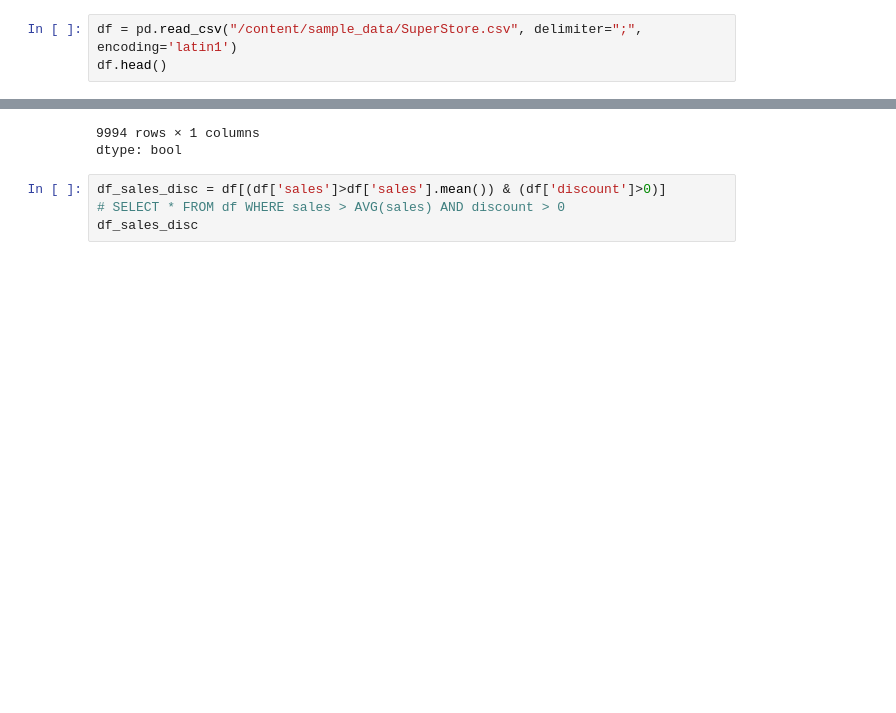
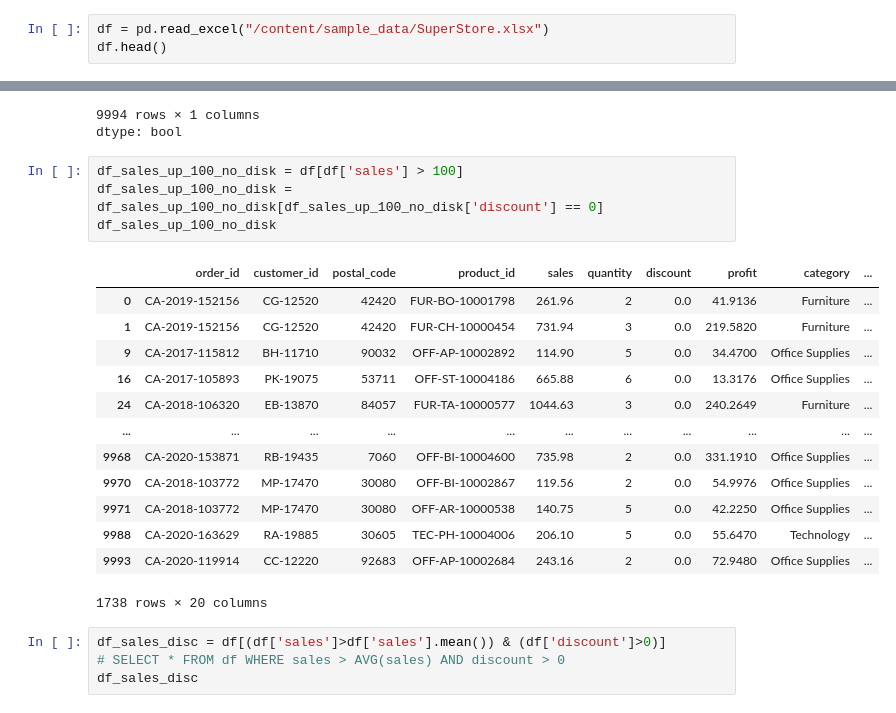
Before and after one commit to refianP13/Data-Analyst, a Jupyter notebook: Copy_of_[MENTOR_VER]_SESI_10_Pandas_dan_Manipulasi_Data.ipynb, the cells around one changed output, grey strips where cells are left out. Drawn from its saved outputs; the diff is of its cells as text; blank space fills up the shorter version.

```diff
--- a/Copy_of_[MENTOR_VER]_SESI_10_Pandas_dan_Manipulasi_Data.ipynb
+++ b/Copy_of_[MENTOR_VER]_SESI_10_Pandas_dan_Manipulasi_Data.ipynb
@@ -3,7 +3,7 @@
 # %%
 import pandas as pd
 # %%
-df = pd.read_csv("/content/sample_data/SuperStore.csv", delimiter=";", encoding='latin1')
+df = pd.read_excel("/content/sample_data/SuperStore.xlsx")
 df.head()
 # %% [output]
 |  | Order_ID | Customer_ID | Postal_Code | Product_ID | Sales | Quantity | Discount | Profit | Category | ... |
@@ -286,6 +363,24 @@ df['sales'] > df['sales'].mean()
 | 9993 | True |
 9994 rows × 1 columns
 dtype: bool
+# %%
+df_sales_up_100_no_disk = df[df['sales'] > 100]
+df_sales_up_100_no_disk = df_sales_up_100_no_disk[df_sales_up_100_no_disk['discount'] == 0]
+df_sales_up_100_no_disk
+# %% [output]
+|  | order_id | customer_id | postal_code | product_id | sales | quantity | discount | profit | category | ... |
+| 0 | CA-2019-152156 | CG-12520 | 42420 | FUR-BO-10001798 | 261.96 | 2 | 0.0 | 41.9136 | Furniture | ... |
+| 1 | CA-2019-152156 | CG-12520 | 42420 | FUR-CH-10000454 | 731.94 | 3 | 0.0 | 219.5820 | Furniture | ... |
+| 9 | CA-2017-115812 | BH-11710 | 90032 | OFF-AP-10002892 | 114.90 | 5 | 0.0 | 34.4700 | Office Supplies | ... |
+| 16 | CA-2017-105893 | PK-19075 | 53711 | OFF-ST-10004186 | 665.88 | 6 | 0.0 | 13.3176 | Office Supplies | ... |
+| 24 | CA-2018-106320 | EB-13870 | 84057 | FUR-TA-10000577 | 1044.63 | 3 | 0.0 | 240.2649 | Furniture | ... |
+| ... | ... | ... | ... | ... | ... | ... | ... | ... | ... | ... |
+| 9968 | CA-2020-153871 | RB-19435 | 7060 | OFF-BI-10004600 | 735.98 | 2 | 0.0 | 331.1910 | Office Supplies | ... |
+| 9970 | CA-2018-103772 | MP-17470 | 30080 | OFF-BI-10002867 | 119.56 | 2 | 0.0 | 54.9976 | Office Supplies | ... |
+| 9971 | CA-2018-103772 | MP-17470 | 30080 | OFF-AR-10000538 | 140.75 | 5 | 0.0 | 42.2250 | Office Supplies | ... |
+| 9988 | CA-2020-163629 | RA-19885 | 30605 | TEC-PH-10004006 | 206.10 | 5 | 0.0 | 55.6470 | Technology | ... |
+| 9993 | CA-2020-119914 | CC-12220 | 92683 | OFF-AP-10002684 | 243.16 | 2 | 0.0 | 72.9480 | Office Supplies | ... |
+1738 rows × 20 columns
 # %%
 df_sales_disc = df[(df['sales']>df['sales'].mean()) & (df['discount']>0)]
 # SELECT * FROM df WHERE sales > AVG(sales) AND discount > 0
```
Also changed, not shown: parts of 11 cells of this notebook.
